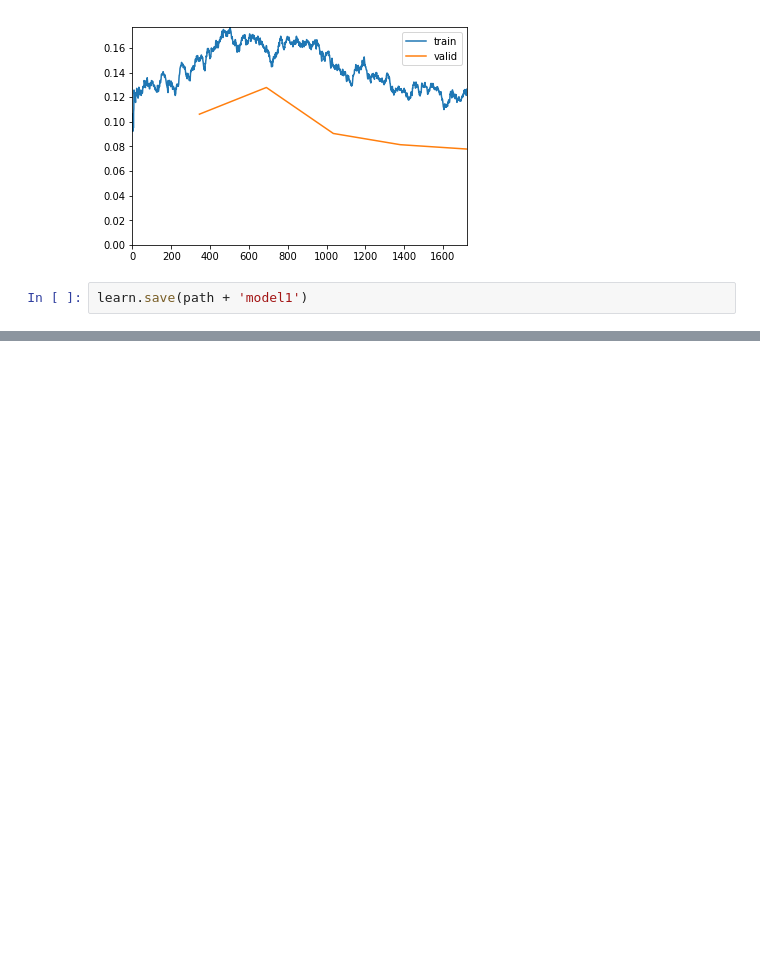
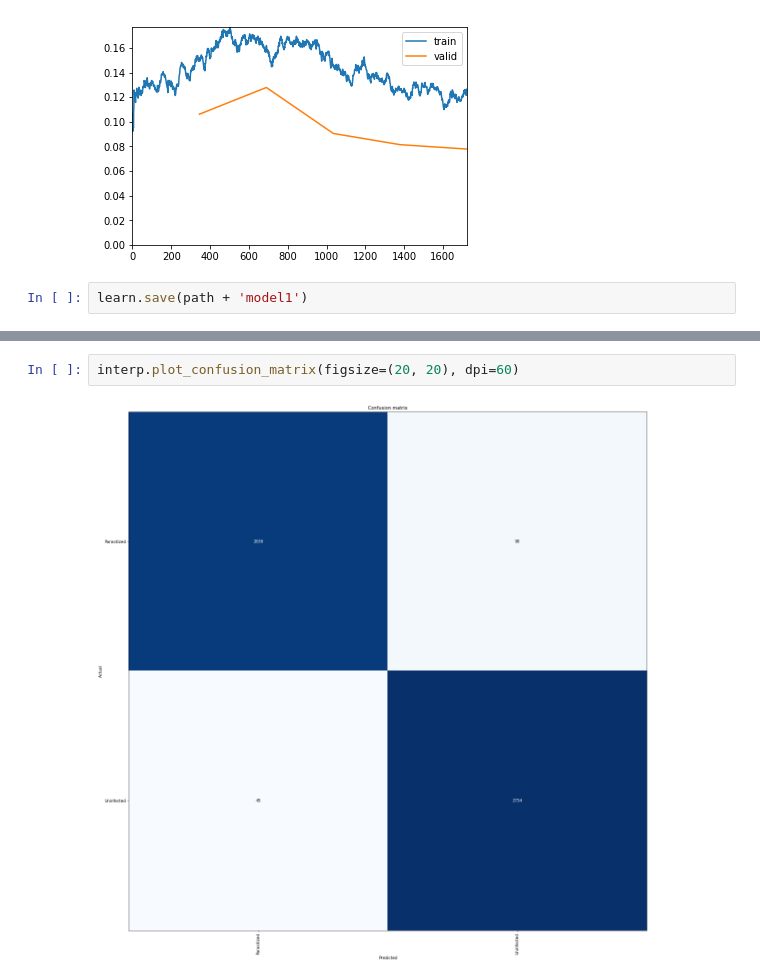
Before and after one commit to Njogholo/malaria_detection, a Jupyter notebook: Malaria_Detection.ipynb, the cells around one changed output, grey strips where cells are left out. Drawn from its saved outputs; the diff is of its cells as text; blank space fills up the shorter version.

```diff
--- a/Malaria_Detection.ipynb
+++ b/Malaria_Detection.ipynb
@@ -106,0 +89,4 @@ NameError: ignored
+# %%
+interp.plot_confusion_matrix(figsize=(20, 20), dpi=60)
+# %% [output]
+[figure, added]
```
Also changed, not shown: parts of 15 cells of this notebook.
